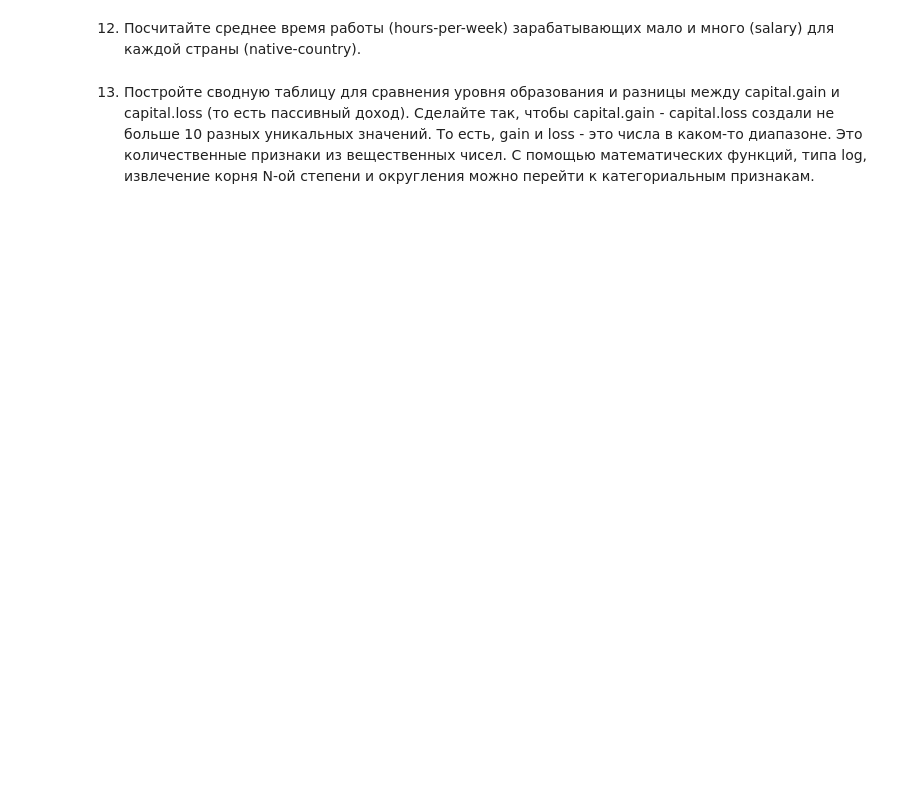
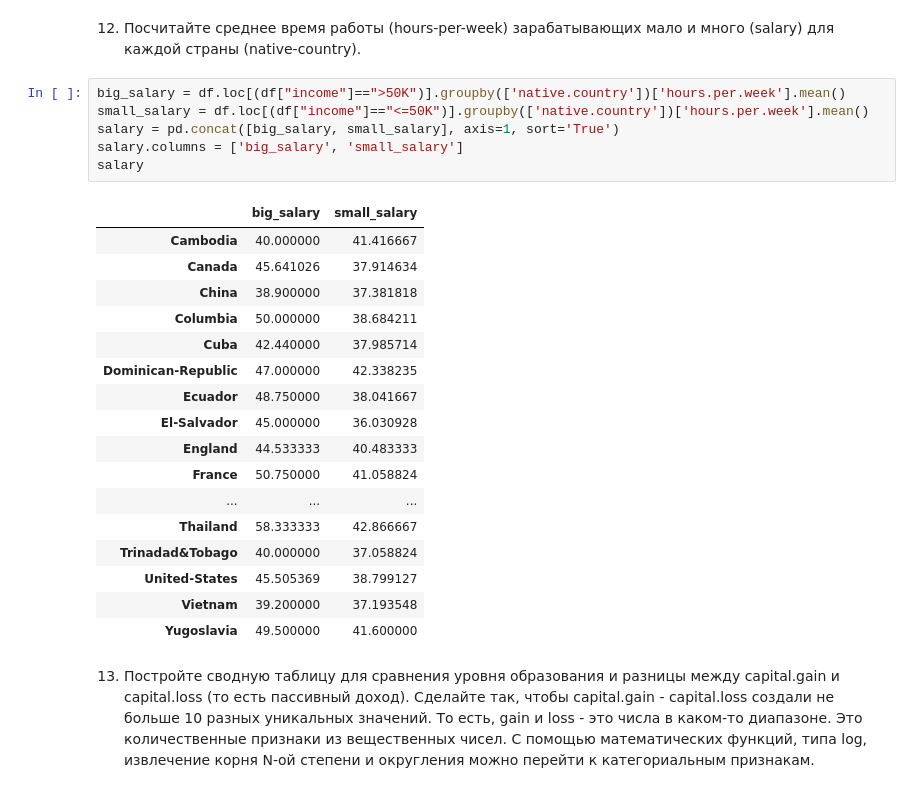
Before and after one commit to evggenshch/7bits_ML_1819, a Jupyter notebook: week2_homework_02-02-homework-pandas.ipynb, the cells around one changed output. Drawn from its saved outputs; the diff is of its cells as text; blank space fills up the shorter version.

```diff
--- a/week2_homework_02-02-homework-pandas.ipynb
+++ b/week2_homework_02-02-homework-pandas.ipynb
@@ -59,4 +120,28 @@ _Начало анализа датасета в воркшопе_
 # %% [markdown]
 12) Посчитайте среднее время работы (hours-per-week) зарабатывающих мало и много (salary) для каждой страны (native-country).
+# %%
+big_salary = df.loc[(df["income"]==">50K")].groupby(['native.country'])['hours.per.week'].mean()
+small_salary = df.loc[(df["income"]=="<=50K")].groupby(['native.country'])['hours.per.week'].mean()
+salary = pd.concat([big_salary, small_salary], axis=1, sort='True')
+salary.columns = ['big_salary', 'small_salary']
+salary
+# %% [output]
+|  | big_salary | small_salary |
+| Cambodia | 40.000000 | 41.416667 |
+| Canada | 45.641026 | 37.914634 |
+| China | 38.900000 | 37.381818 |
+| Columbia | 50.000000 | 38.684211 |
+| Cuba | 42.440000 | 37.985714 |
+| Dominican-Republic | 47.000000 | 42.338235 |
+| Ecuador | 48.750000 | 38.041667 |
+| El-Salvador | 45.000000 | 36.030928 |
+| England | 44.533333 | 40.483333 |
+| France | 50.750000 | 41.058824 |
+| ... | ... | ... |
+| Thailand | 58.333333 | 42.866667 |
+| Trinadad&Tobago | 40.000000 | 37.058824 |
+| United-States | 45.505369 | 38.799127 |
+| Vietnam | 39.200000 | 37.193548 |
+| Yugoslavia | 49.500000 | 41.600000 |
 # %% [markdown]
 13) Постройте сводную таблицу для сравнения уровня образования и разницы между capital.gain и capital.loss (то есть пассивный доход). Сделайте так, чтобы capital.gain - capital.loss создали не больше 10 разных уникальных значений. То есть, gain и loss - это числа в каком-то диапазоне. Это количественные признаки из вещественных чисел. С помощью математических функций, типа log, извлечение корня N-ой степени и округления можно перейти к категориальным признакам.
```
Also changed, not shown: parts of 9 cells of this notebook, 1 other file.
